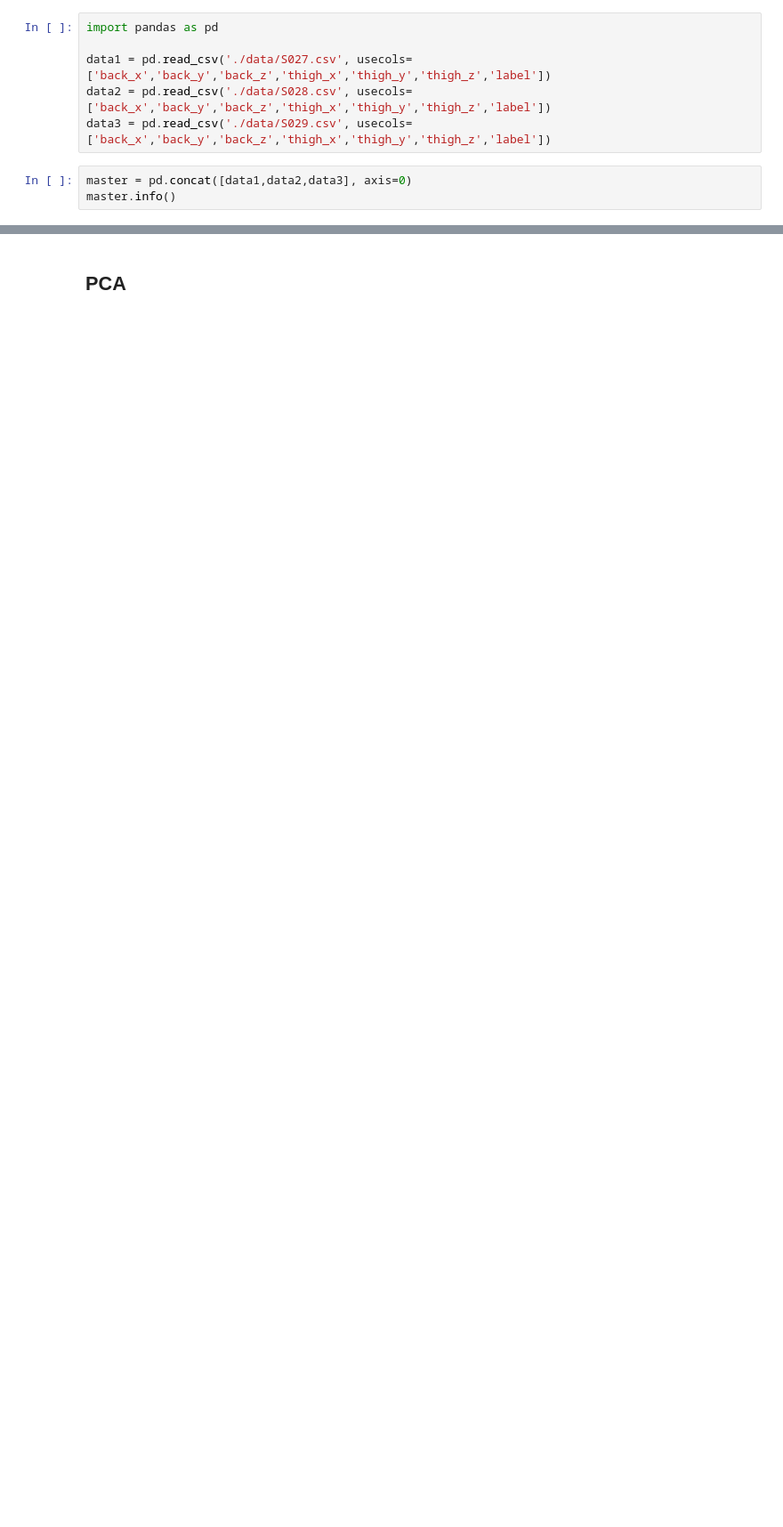
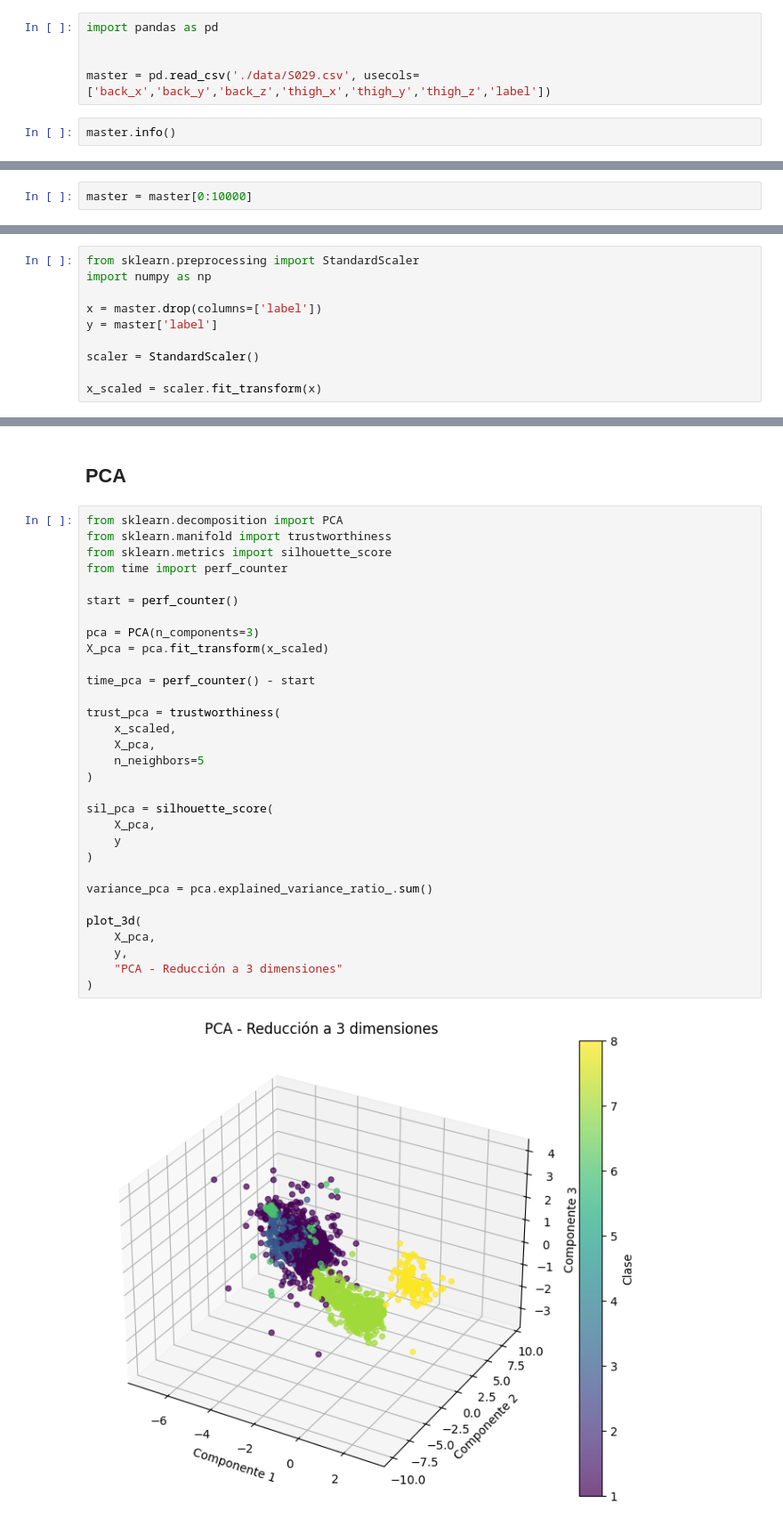
Before and after one commit to gamerOZZY/Analitica-y-visualizacion-de-datos, a Jupyter notebook: Practica03/HAR.ipynb, the cells around one changed output, grey strips where cells are left out. Shown at 89% size. Cells and saved outputs as stored; diff of their text form; blank space fills up the shorter version.

```diff
--- a/Practica03/HAR.ipynb
+++ b/Practica03/HAR.ipynb
@@ -3,11 +3,9 @@
 # %%
 import pandas as pd
 
-data1 = pd.read_csv('./data/S027.csv', usecols=['back_x','back_y','back_z','thigh_x','thigh_y','thigh_z','label'])
-data2 = pd.read_csv('./data/S028.csv', usecols=['back_x','back_y','back_z','thigh_x','thigh_y','thigh_z','label'])
-data3 = pd.read_csv('./data/S029.csv', usecols=['back_x','back_y','back_z','thigh_x','thigh_y','thigh_z','label'])
+
+master = pd.read_csv('./data/S029.csv', usecols=['back_x','back_y','back_z','thigh_x','thigh_y','thigh_z','label'])
 # %%
-master = pd.concat([data1,data2,data3], axis=0)
 master.info()
 # %% [output]
 <class 'pandas.DataFrame'>
@@ -26,0 +27,2 @@ memory usage: 30.7 MB
+# %%
+master = master[0:10000]
@@ -26,0 +43,10 @@ memory usage: 30.7 MB
+# %%
+from sklearn.preprocessing import StandardScaler
+import numpy as np
+
+x = master.drop(columns=['label'])
+y = master['label']
+
+scaler = StandardScaler()
+
+x_scaled = scaler.fit_transform(x)
@@ -27,2 +83,35 @@ memory usage: 30.7 MB
 # %% [markdown]
 ## PCA
+# %%
+from sklearn.decomposition import PCA
+from sklearn.manifold import trustworthiness
+from sklearn.metrics import silhouette_score
+from time import perf_counter
+
+start = perf_counter()
+
+pca = PCA(n_components=3)
+X_pca = pca.fit_transform(x_scaled)
+
+time_pca = perf_counter() - start
+
+trust_pca = trustworthiness(
+    x_scaled,
+    X_pca,
+    n_neighbors=5
+)
+
+sil_pca = silhouette_score(
+    X_pca,
+    y
+)
+
+variance_pca = pca.explained_variance_ratio_.sum()
+
+plot_3d(
+    X_pca,
+    y,
+    "PCA - Reducción a 3 dimensiones"
+)
+# %% [output]
+[figure, added]
```
Also changed, not shown: parts of 13 cells of this notebook.
